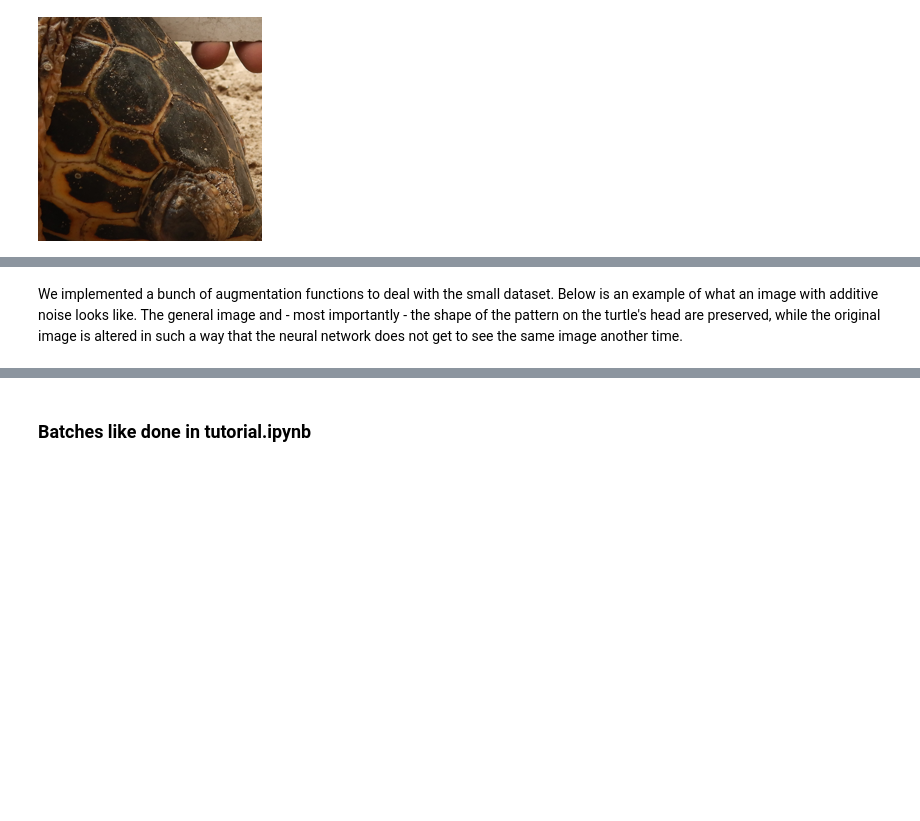
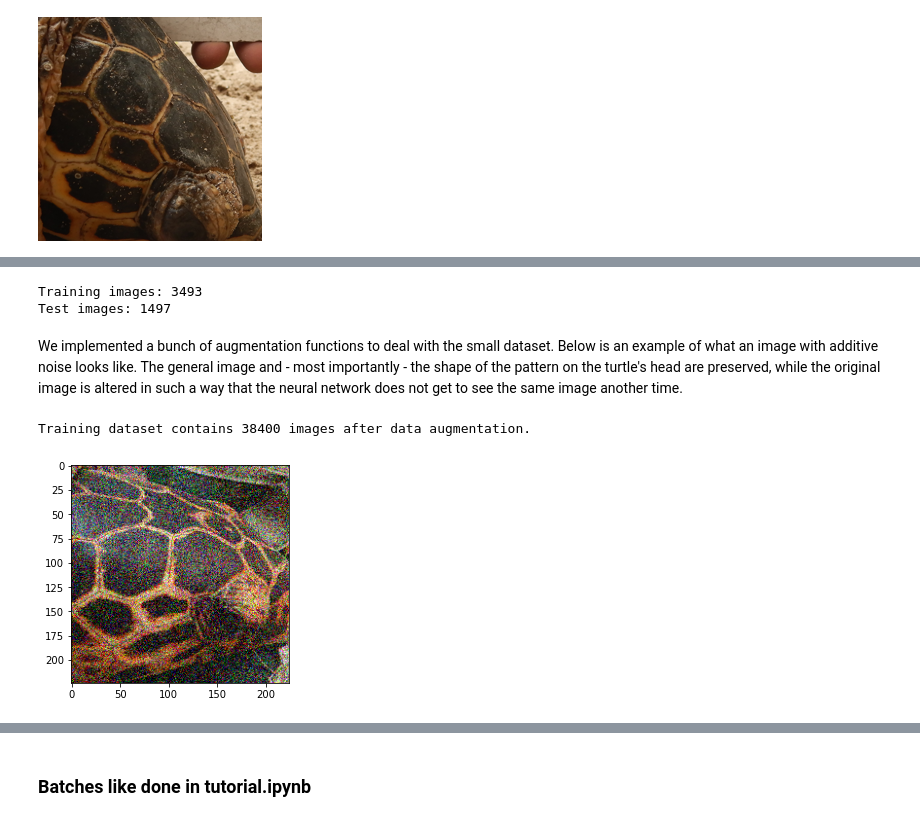
Before and after one commit to dhesenkamp/turtleRecall, a Jupyter notebook: turtleRecall.ipynb, the cells around one changed output, grey strips where cells are left out. Saved outputs shown, nothing was run; the diff lists cells and outputs as text; code cells hidden in the pictures; blank space fills up the shorter version.

Commit message:
Improvements in data pipeline + preprocessing
Added a proper train/test split and made some modifications to the data/preprocessing pipeline, mainly structural

```diff
--- a/turtleRecall.ipynb
+++ b/turtleRecall.ipynb
@@ -154,5 +155,44 @@ from functions.image_augmentation import rotate_images, apply_mean_filter, apply
+# %%
+BUFFER = ds.cardinality().numpy()
+TRAIN_SPLIT = np.round(ds.cardinality().numpy() * 0.7)
+
+ds = ds.shuffle(buffer_size=BUFFER, reshuffle_each_iteration=False)
+train_ds, test_ds = ds.take(TRAIN_SPLIT), ds.skip(TRAIN_SPLIT)
+
+print(f'Training images: {train_ds.cardinality().numpy()}', f'Test images: {test_ds.cardinality().numpy()}', sep='\n')
+# %% [output]
+Training images: 3493
+Test images: 1497
+# %% [markdown]
+We implemented a bunch of augmentation functions to deal with the small dataset. Below is an example of what an image with additive noise looks like. The general image and - most importantly - the shape of the pattern on the turtle's head are preserved, while the original image is altered in such a way that the neural network does not get to see the same image another time.
+# %%
+from functions.image_augmentation import rotate_images, apply_mean_filter, apply_gaussian_filter, random_hsv, add_noise
+BATCH_SIZE = 128
+
+ds_rotated = rotate_images(train_ds)
+ds_gaussian = apply_gaussian_filter(train_ds)
+ds_hsv = random_hsv(train_ds)
+ds_noise = add_noise(train_ds, 0.2)
+
+train_ds = train_ds.concatenate(ds_rotated).concatenate(ds_gaussian).concatenate(ds_hsv).concatenate(ds_noise)
+train_ds = train_ds.shuffle(train_ds.cardinality().numpy()).batch(BATCH_SIZE, drop_remainder=True).prefetch(tf.data.experimental.AUTOTUNE)
+train_ds = train_ds.cache(filename='cached_train_ds')
+
+print(f'Training dataset contains {train_ds.cardinality().numpy() * BATCH_SIZE} images after data augmentation.')
+# %% [output]
+Training dataset contains 38400 images after data augmentation.
+# %%
+%matplotlib inline
+
+example = ds.take(1).map(lambda x,y: (x + tf.random.normal(x.shape, mean=0.0, stddev=0.2, dtype=tf.float32), y))
+example = example.map(lambda x,y: (tf.clip_by_value(x, 0.0, 1.0), y))
+
+for elem in example.take(1):
+    im, label = elem
+plt.imshow(im)
+plt.show()
+# %% [output]
+[figure, added]
 # %%
 #tf.keras.preprocessing.image.random_channel_shift
 #tf.keras.preprocessing.image.random_brightness
-# %% [markdown]
-We implemented a bunch of augmentation functions to deal with the small dataset. Below is an example of what an image with additive noise looks like. The general image and - most importantly - the shape of the pattern on the turtle's head are preserved, while the original image is altered in such a way that the neural network does not get to see the same image another time.
```
Also changed, not shown: parts of 15 cells of this notebook.
